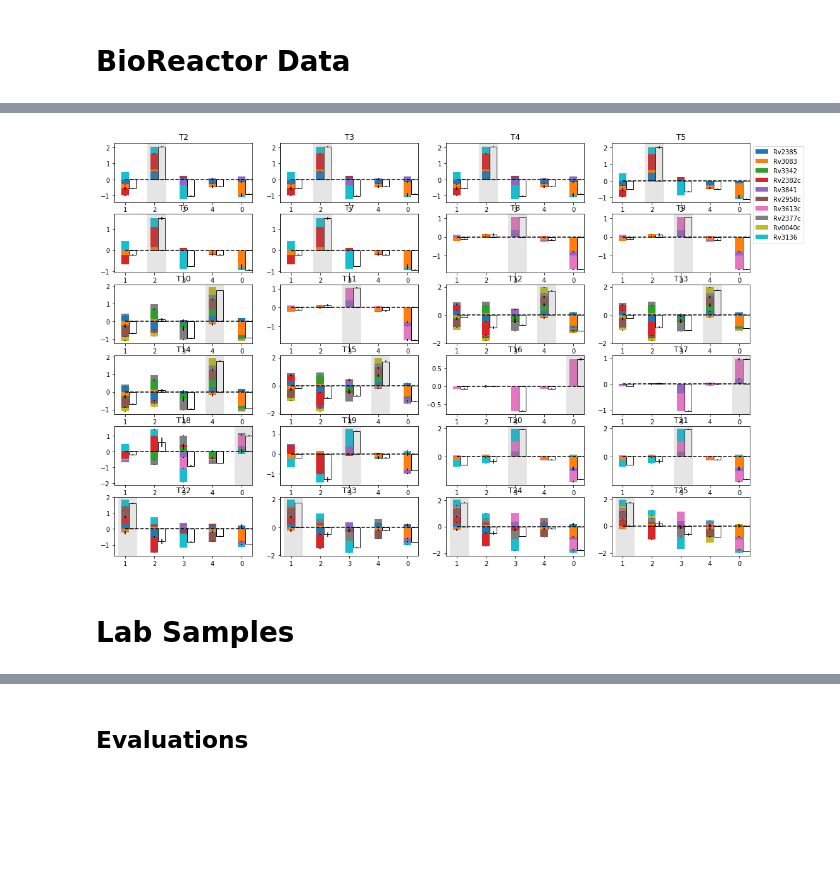
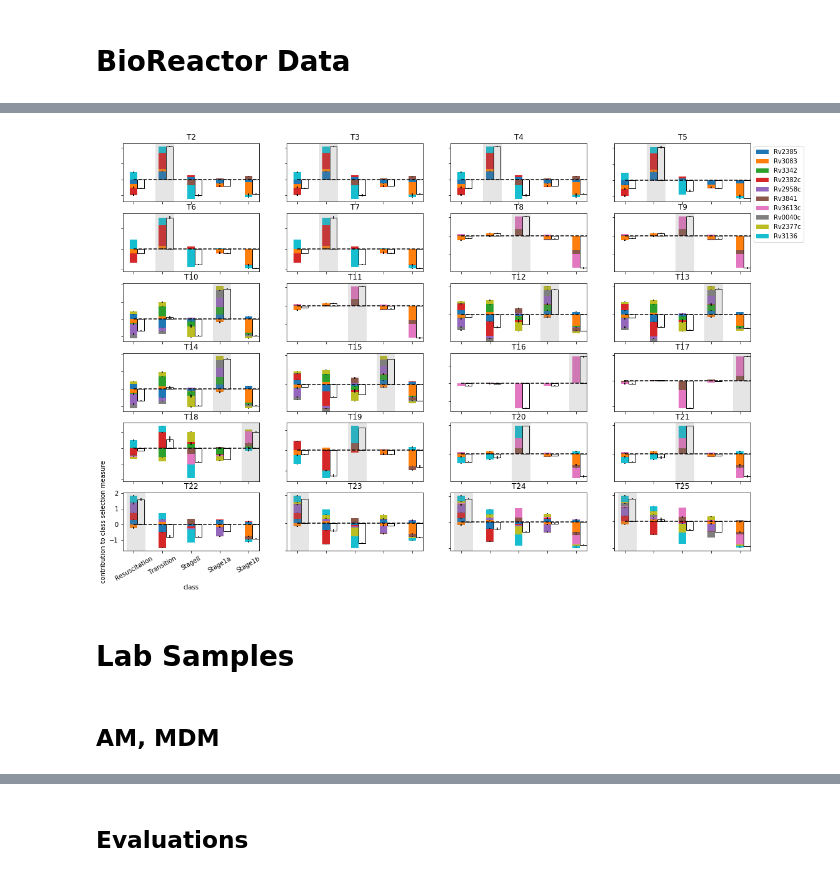
Before and after one commit to uwescience/xstate, a Jupyter notebook: notebooks/Classification of Lab Samples.ipynb, the cells around one changed output, grey strips where cells are left out. Saved outputs shown, nothing was run; the diff lists cells and outputs as text; code cells hidden in the pictures; blank space fills up the shorter version.

```diff
--- a/notebooks/Classification of Lab Samples.ipynb
+++ b/notebooks/Classification of Lab Samples.ipynb
@@ -41,6 +41,7 @@ PROVIDER.do()
 DATA = TrinaryData(is_regulator=False, is_dropT1=True, is_averaged=True)
 DF_X = DATA.df_X
 SER_Y = DATA.ser_y
+STAGE_NAMES = PROVIDER.getStageNames(SER_Y)
 # %%
 CLASSIFIER = classifier_ensemble.ClassifierEnsemble(
         classifier_ensemble.ClassifierDescriptorSVM(), filter_high_rank=10, size=100)
@@ -149,6 +186,7 @@ Name: name, dtype: int64
 # %%
 instances = ["T2"]
 for instance in instances:
-    CLASSIFIER.plotFeatureContributions(DATA.df_X.loc[instance, :],
-                    title=instance, true_class=DATA.ser_y.loc[instance])
+    CLASSIFIER.plotFeatureContributions(DF_X.loc[instance, :],
+                    title=instance, true_class=SER_Y.loc[instance],
+                    class_names=STAGE_NAMES)
 # %% [output]
@@ -156,30 +194,31 @@ for instance in instances:
 # %%
 nrow = 6
 ncol = 4
 _, axes = plt.subplots(nrow, ncol, figsize=(18,12))
 for irow in range(nrow):
     for icol in range(ncol):
         ax = axes[irow, icol]
         instance_num = irow*ncol + icol + 2
         instance = "T%d" % instance_num
         if instance not in DATA.df_X.index:
             break
         ser_X = DATA.df_X.loc[instance, :]
         if (icol + 1 == ncol) and (irow==0):
             is_legend = True
         else:
             is_legend = False
-        if (icol == 0) and (irow + 1 == irow):
+        if (icol == 0) and (irow + 1 == nrow):
             is_ylabel = True
             is_xlabel = True
         else:
             is_ylabel = False
             is_xlabel = False
         CLASSIFIER.plotFeatureContributions(ser_X, ax=ax,
                 title=instance, true_class=DATA.ser_y.loc[instance], is_plot=False, is_legend=is_legend,
+                                           class_names=STAGE_NAMES,
                                            is_xlabel=is_xlabel, is_ylabel=is_ylabel)
 plt.show()
 # %% [output]
-[figure, old version]
+[figure, new version]
 # %% [markdown]
 # Lab Samples
@@ -203 +225,3 @@ SAMPLE_NOTBIOREACTOR_REF_DCT = getSampleData(is_regulator=False, is_chemostat_re
+# %% [markdown]
+## AM, MDM
 # %%
```
Also changed, not shown: parts of 32 cells of this notebook.
